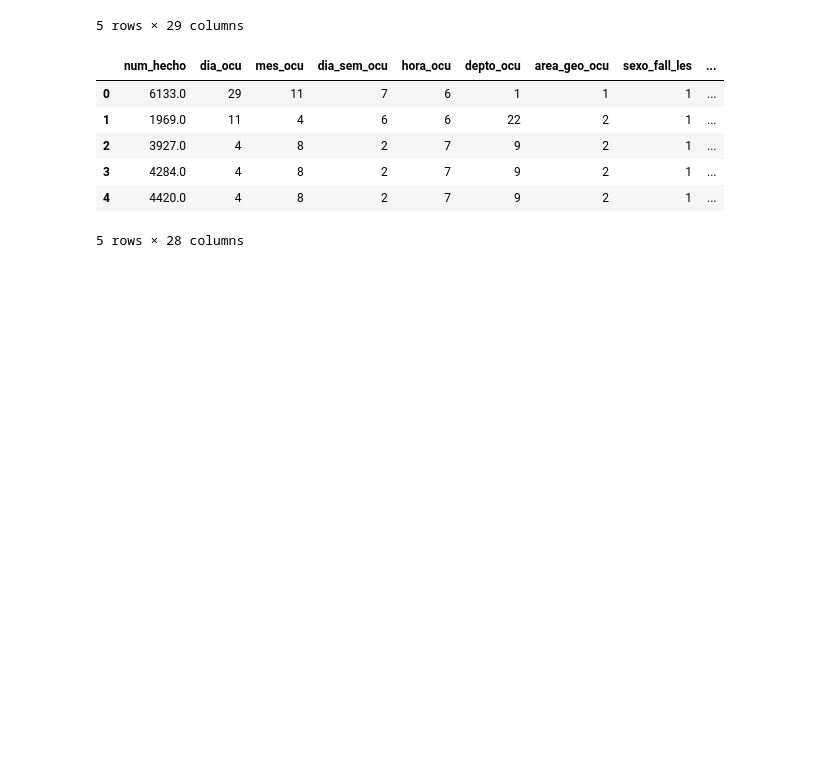
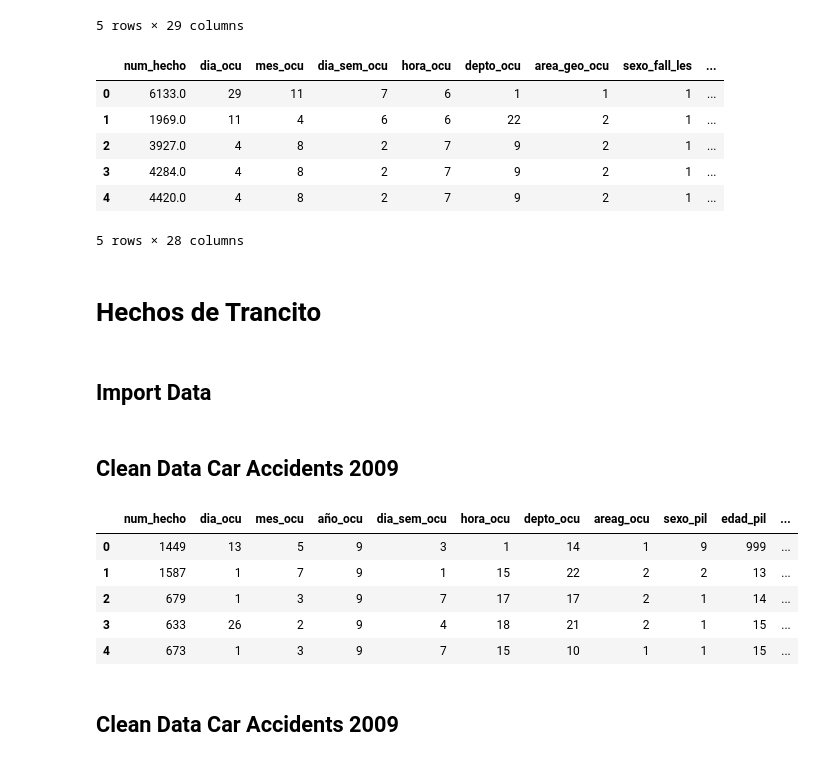
Before and after one commit to aaoeclipse/accidentesguatemala, a Jupyter notebook: DATA ACCIDENTS GUATEMALA.ipynb, the cells around one changed output. Cells and saved outputs as stored; diff of their text form; code cells hidden in the pictures; blank space fills up the shorter version.

```diff
--- a/DATA ACCIDENTS GUATEMALA.ipynb
+++ b/DATA ACCIDENTS GUATEMALA.ipynb
@@ -370,3 +372,45 @@ dead_injured_2009_2017.head()
 | 3 | 4284.0 | 4 | 8 | 2 | 7 | 9 | 2 | 1 | ... |
 | 4 | 4420.0 | 4 | 8 | 2 | 7 | 9 | 2 | 1 | ... |
 5 rows × 28 columns
+# %% [markdown]
+# Hechos de Trancito
+# %% [markdown]
+## Import Data
+# %%
+car_accidents_2009 = pd.read_csv('HDT2009.csv')
+car_accidents_2010 = pd.read_csv('HDT2010.csv')
+car_accidents_2011 = pd.read_csv('HDT2011.csv')
+car_accidents_2012 = pd.read_csv('HDT2012.csv')
+car_accidents_2013 = pd.read_csv('HDT2013.csv')
+car_accidents_2014 = pd.read_csv('HTD2014.csv')
+car_accidents_2015 = pd.read_csv('EDT2015.csv')
+car_accidents_2016 = pd.read_csv('HDT2016.csv')
+car_accidents_2017 = pd.read_csv('ADT2017.csv')
+
+car_accidents_2009['year'] = 2009
+car_accidents_2010['year'] = 2010
+car_accidents_2011['year'] = 2011
+car_accidents_2012['year'] = 2012
+car_accidents_2013['year'] = 2013
+car_accidents_2014['year'] = 2014
+car_accidents_2015['year'] = 2015
+car_accidents_2016['year'] = 2016
+car_accidents_2017['year'] = 2017
+# %% [markdown]
+## Clean Data Car Accidents 2009
+# %%
+car_accidents_2009['zona_ocu'] = 99
+
+del car_accidents_2009['año_ocu']
+
+car_accidents_2009.loc[car_accidents_2009.g_edad_pil == 11, 'g_edad_pil'] = -1
+car_accidents_2009.head()
+# %% [output]
+|  | num_hecho | dia_ocu | mes_ocu | año_ocu | dia_sem_ocu | hora_ocu | depto_ocu | areag_ocu | sexo_pil | edad_pil | ... |
+| 0 | 1449 | 13 | 5 | 9 | 3 | 1 | 14 | 1 | 9 | 999 | ... |
+| 1 | 1587 | 1 | 7 | 9 | 1 | 15 | 22 | 2 | 2 | 13 | ... |
+| 2 | 679 | 1 | 3 | 9 | 7 | 17 | 17 | 2 | 1 | 14 | ... |
+| 3 | 633 | 26 | 2 | 9 | 4 | 18 | 21 | 2 | 1 | 15 | ... |
+| 4 | 673 | 1 | 3 | 9 | 7 | 15 | 10 | 1 | 1 | 15 | ... |
+# %% [markdown]
+## Clean Data Car Accidents 2009
```
Also changed, not shown: parts of 2 cells of this notebook, 1 other file.
